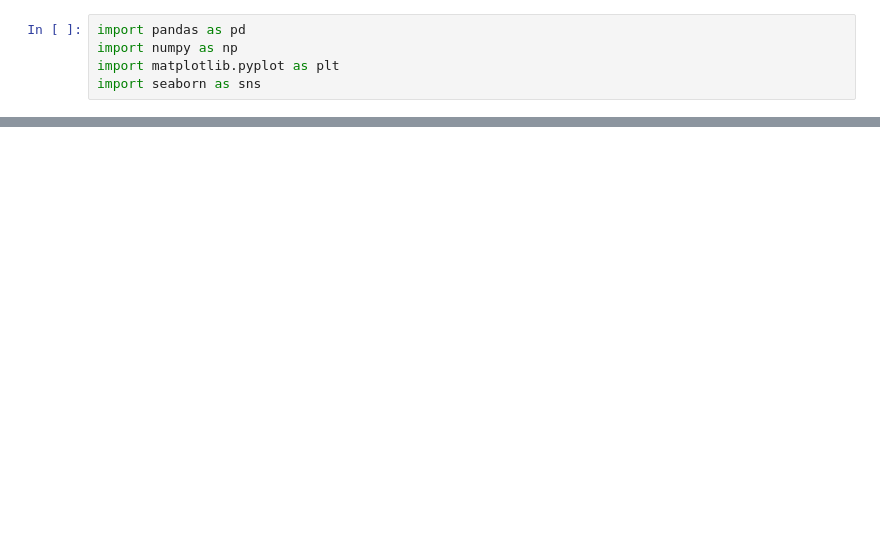
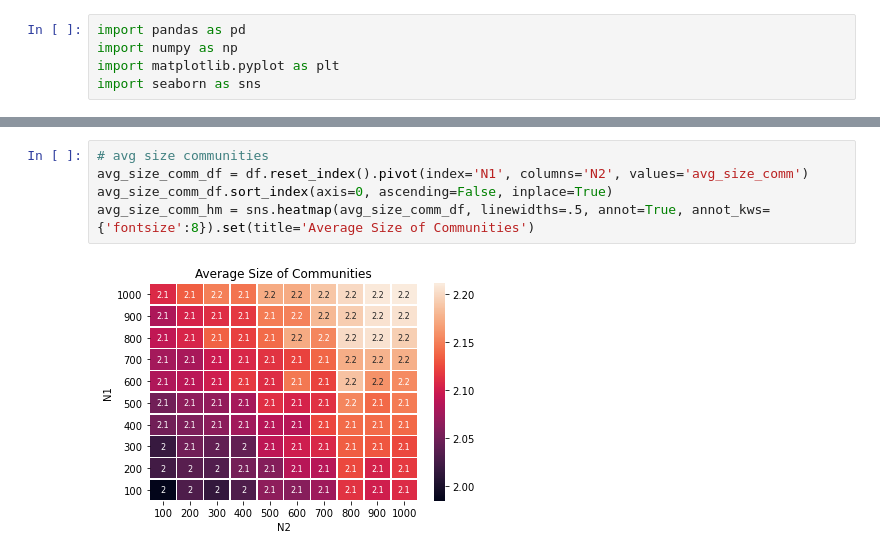
Before and after one commit to marbatlle/multiAffinity, a Jupyter notebook: 2-HB-DEGs-on-Liver-Communities/2_Communities/Benchmark/scripts/heatmaps.ipynb, the cells around one changed output, grey strips where cells are left out. Saved outputs shown, nothing was run; the diff lists cells and outputs as text; blank space fills up the shorter version.

```diff
--- a/2-HB-DEGs-on-Liver-Communities/2_Communities/Benchmark/scripts/heatmaps.ipynb
+++ b/2-HB-DEGs-on-Liver-Communities/2_Communities/Benchmark/scripts/heatmaps.ipynb
@@ -29,0 +29,7 @@ ax = sns.heatmap(uniform_data, linewidths=.5)
+# %%
+# avg size communities
+avg_size_comm_df = df.reset_index().pivot(index='N1', columns='N2', values='avg_size_comm')
+avg_size_comm_df.sort_index(axis=0, ascending=False, inplace=True)
+avg_size_comm_hm = sns.heatmap(avg_size_comm_df, linewidths=.5, annot=True, annot_kws={'fontsize':8}).set(title='Average Size of Communities')
+# %% [output]
+[figure, added]
```
Also changed, not shown: parts of 5 cells of this notebook.
